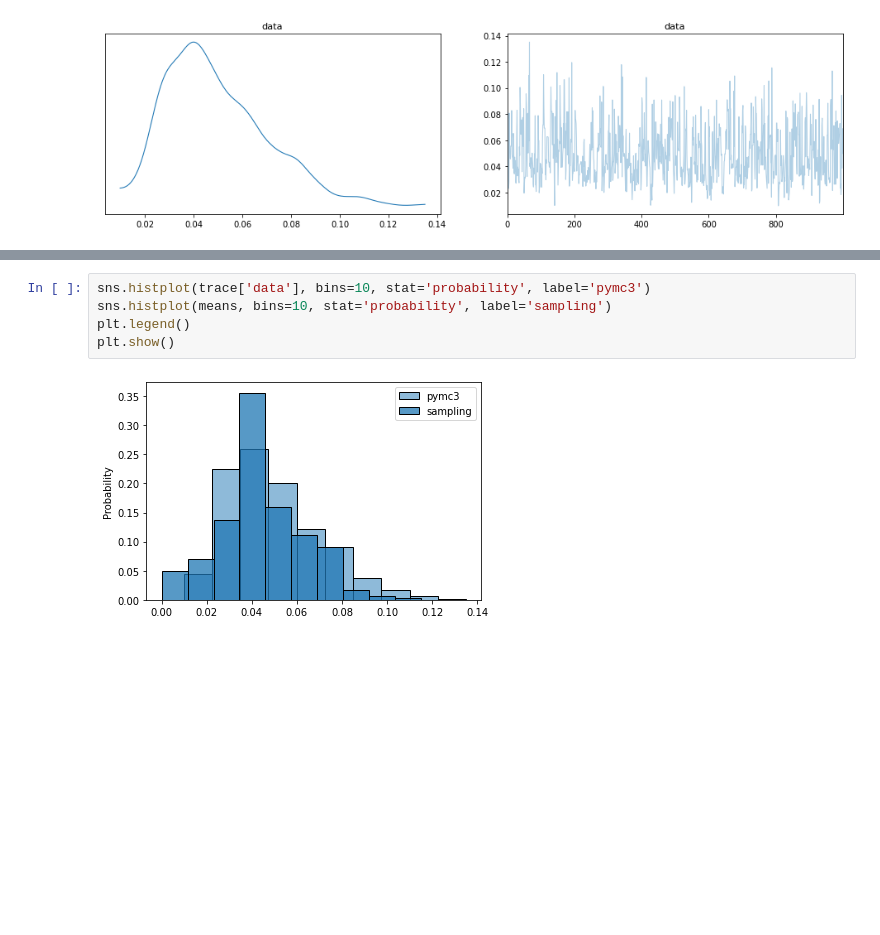
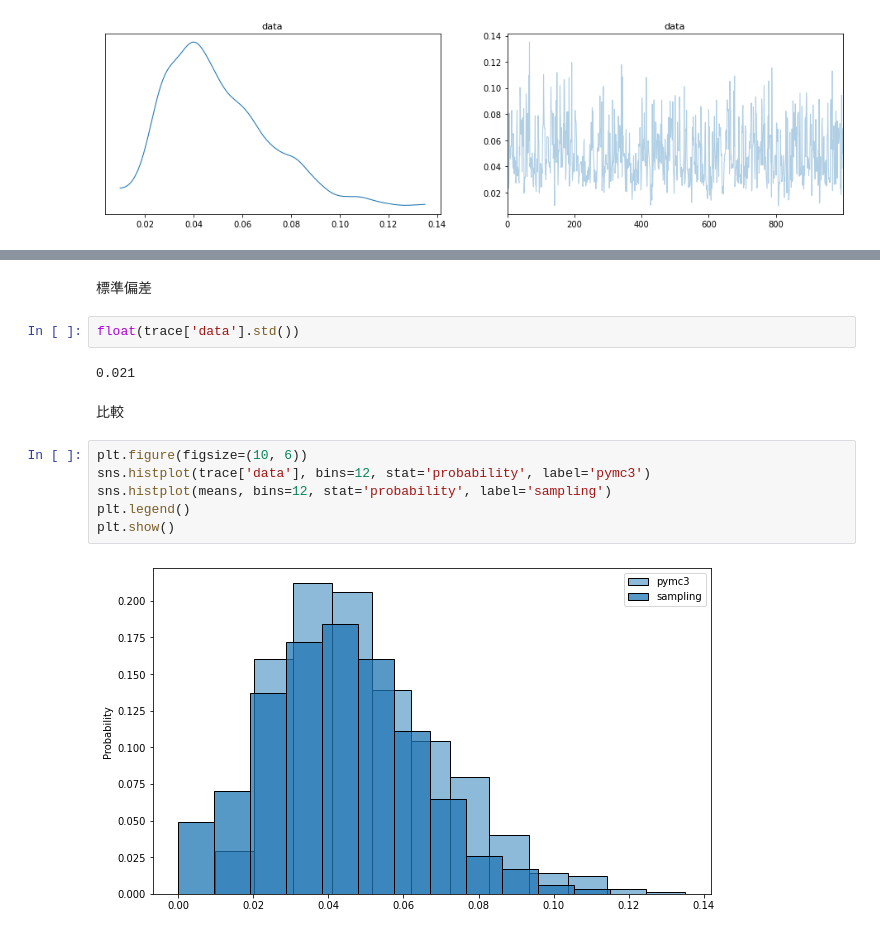
Before and after one commit to o93/sandbox, a Jupyter notebook: 誤差・曖昧さ・不確かさ.ipynb, the cells around one changed output, grey strips where cells are left out. Cells and saved outputs as stored; diff of their text form; blank space fills up the shorter version.

```diff
--- a/誤差・曖昧さ・不確かさ.ipynb
+++ b/誤差・曖昧さ・不確かさ.ipynb
@@ -199,7 +213,16 @@ with pm.Model() as model:
+# %% [markdown]
+標準偏差
+# %%
+float(trace['data'].std())
+# %% [output]
+0.021
+# %% [markdown]
+比較
 # %%
-sns.histplot(trace['data'], bins=10, stat='probability', label='pymc3')
-sns.histplot(means, bins=10, stat='probability', label='sampling')
+plt.figure(figsize=(10, 6))
+sns.histplot(trace['data'], bins=12, stat='probability', label='pymc3')
+sns.histplot(means, bins=12, stat='probability', label='sampling')
 plt.legend()
 plt.show()
 # %% [output]
-[figure, old version]
+[figure, new version]
```
Also changed, not shown: parts of 5 cells of this notebook.
